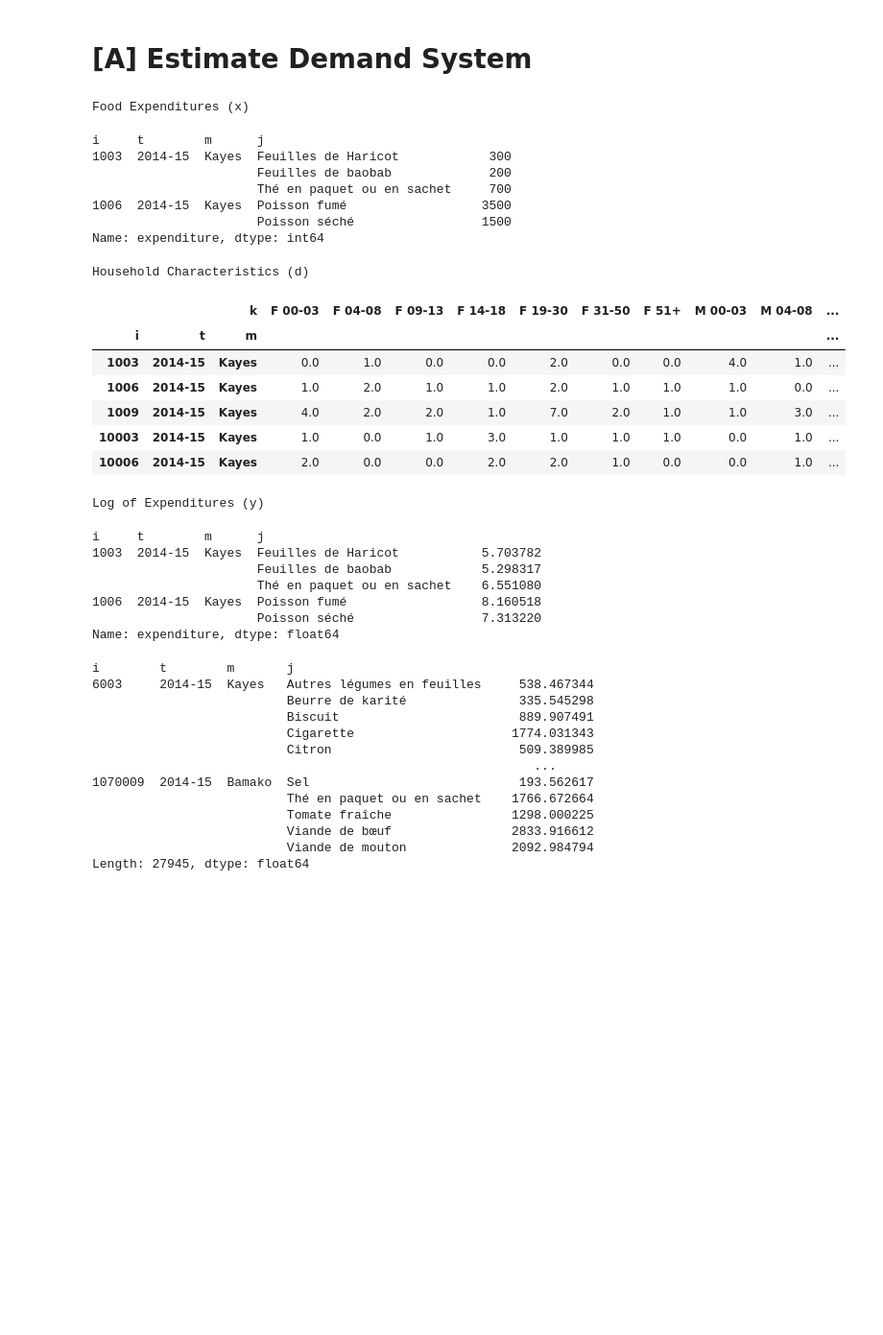
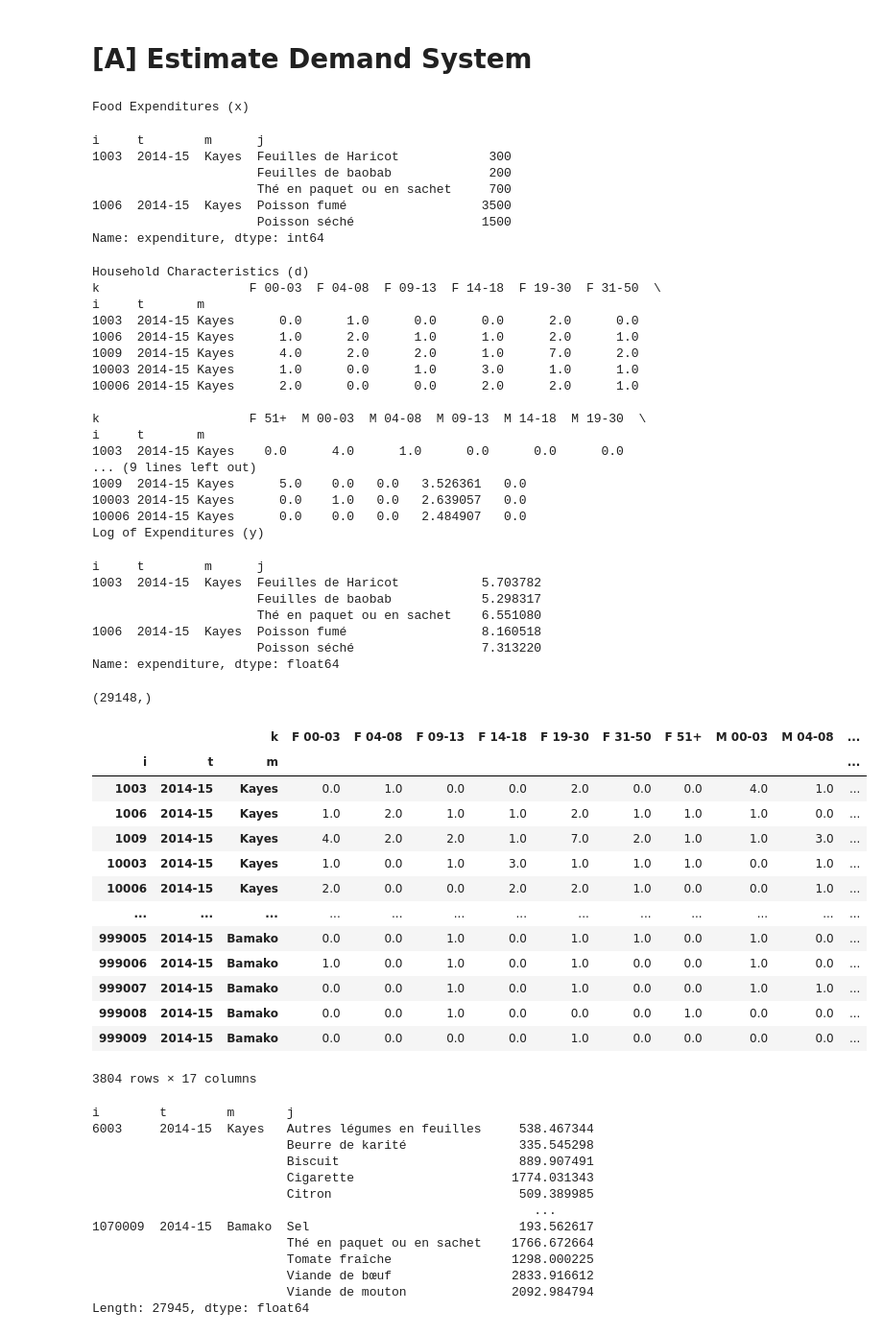
Before and after one commit to JackPollard4/Project-3-, a Jupyter notebook: Jack Mali Document.ipynb, the cells around one changed output. Shown at 96% size. Drawn from its saved outputs; the diff is of its cells as text; code cells hidden in the pictures; blank space fills up the shorter version.

```diff
--- a/Jack Mali Document.ipynb
+++ b/Jack Mali Document.ipynb
@@ -457,7 +457,7 @@ print("Food Expenditures (x)")
 display(x.head())
 
 print("Household Characteristics (d)")
-display(d.head())
+print(d.head())
 
 print("Log of Expenditures (y)")
 display(y.head())
@@ -471,25 +471,52 @@ i     t        m      j
                       Poisson séché                 1500
 Name: expenditure, dtype: int64
 Household Characteristics (d)
+k                    F 00-03  F 04-08  F 09-13  F 14-18  F 19-30  F 31-50  \
+i     t       m
+1003  2014-15 Kayes      0.0      1.0      0.0      0.0      2.0      0.0
+1006  2014-15 Kayes      1.0      2.0      1.0      1.0      2.0      1.0
+1009  2014-15 Kayes      4.0      2.0      2.0      1.0      7.0      2.0
+10003 2014-15 Kayes      1.0      0.0      1.0      3.0      1.0      1.0
+10006 2014-15 Kayes      2.0      0.0      0.0      2.0      2.0      1.0
+
+k                    F 51+  M 00-03  M 04-08  M 09-13  M 14-18  M 19-30  \
+i     t       m
+1003  2014-15 Kayes    0.0      4.0      1.0      0.0      0.0      0.0
+... (9 lines left out)
+1009  2014-15 Kayes      5.0    0.0   0.0   3.526361   0.0
+10003 2014-15 Kayes      0.0    1.0   0.0   2.639057   0.0
+10006 2014-15 Kayes      0.0    0.0   0.0   2.484907   0.0
+Log of Expenditures (y)
-|  |  | k | F 00-03 | F 04-08 | F 09-13 | F 14-18 | F 19-30 | F 31-50 | F 51+ | M 00-03 | M 04-08 | ... |
-| i | t | m |  |  |  |  |  |  |  |  |  | ... |
-| 1003 | 2014-15 | Kayes | 0.0 | 1.0 | 0.0 | 0.0 | 2.0 | 0.0 | 0.0 | 4.0 | 1.0 | ... |
-| 1006 | 2014-15 | Kayes | 1.0 | 2.0 | 1.0 | 1.0 | 2.0 | 1.0 | 1.0 | 1.0 | 0.0 | ... |
-| 1009 | 2014-15 | Kayes | 4.0 | 2.0 | 2.0 | 1.0 | 7.0 | 2.0 | 1.0 | 1.0 | 3.0 | ... |
-| 10003 | 2014-15 | Kayes | 1.0 | 0.0 | 1.0 | 3.0 | 1.0 | 1.0 | 1.0 | 0.0 | 1.0 | ... |
-| 10006 | 2014-15 | Kayes | 2.0 | 0.0 | 0.0 | 2.0 | 2.0 | 1.0 | 0.0 | 0.0 | 1.0 | ... |
-Log of Expenditures (y)
+i     t        m      j
+1003  2014-15  Kayes  Feuilles de Haricot           5.703782
+                      Feuilles de baobab            5.298317
+                      Thé en paquet ou en sachet    6.551080
+1006  2014-15  Kayes  Poisson fumé                  8.160518
+                      Poisson séché                 7.313220
+Name: expenditure, dtype: float64
-i     t        m      j
-1003  2014-15  Kayes  Feuilles de Haricot           5.703782
-                      Feuilles de baobab            5.298317
-                      Thé en paquet ou en sachet    6.551080
-1006  2014-15  Kayes  Poisson fumé                  8.160518
-                      Poisson séché                 7.313220
-Name: expenditure, dtype: float64
 # %%
 from cfe import Regression
 
+print(y.shape)
+display(d)
+
 result = Regression(y=y,d=d)
+# %% [output]
+(29148,)
+|  |  | k | F 00-03 | F 04-08 | F 09-13 | F 14-18 | F 19-30 | F 31-50 | F 51+ | M 00-03 | M 04-08 | ... |
+| i | t | m |  |  |  |  |  |  |  |  |  | ... |
+| 1003 | 2014-15 | Kayes | 0.0 | 1.0 | 0.0 | 0.0 | 2.0 | 0.0 | 0.0 | 4.0 | 1.0 | ... |
+| 1006 | 2014-15 | Kayes | 1.0 | 2.0 | 1.0 | 1.0 | 2.0 | 1.0 | 1.0 | 1.0 | 0.0 | ... |
+| 1009 | 2014-15 | Kayes | 4.0 | 2.0 | 2.0 | 1.0 | 7.0 | 2.0 | 1.0 | 1.0 | 3.0 | ... |
+| 10003 | 2014-15 | Kayes | 1.0 | 0.0 | 1.0 | 3.0 | 1.0 | 1.0 | 1.0 | 0.0 | 1.0 | ... |
+| 10006 | 2014-15 | Kayes | 2.0 | 0.0 | 0.0 | 2.0 | 2.0 | 1.0 | 0.0 | 0.0 | 1.0 | ... |
+| ... | ... | ... | ... | ... | ... | ... | ... | ... | ... | ... | ... | ... |
+| 999005 | 2014-15 | Bamako | 0.0 | 0.0 | 1.0 | 0.0 | 1.0 | 1.0 | 0.0 | 1.0 | 0.0 | ... |
+| 999006 | 2014-15 | Bamako | 1.0 | 0.0 | 1.0 | 0.0 | 1.0 | 0.0 | 0.0 | 1.0 | 0.0 | ... |
+| 999007 | 2014-15 | Bamako | 0.0 | 0.0 | 1.0 | 0.0 | 1.0 | 0.0 | 0.0 | 1.0 | 1.0 | ... |
+| 999008 | 2014-15 | Bamako | 0.0 | 0.0 | 1.0 | 0.0 | 0.0 | 0.0 | 1.0 | 0.0 | 0.0 | ... |
+| 999009 | 2014-15 | Bamako | 0.0 | 0.0 | 0.0 | 0.0 | 1.0 | 0.0 | 0.0 | 0.0 | 0.0 | ... |
+3804 rows × 17 columns
 # %%
 result.predicted_expenditures()
 # %% [output]
```
Also changed, not shown: 1 other file.
